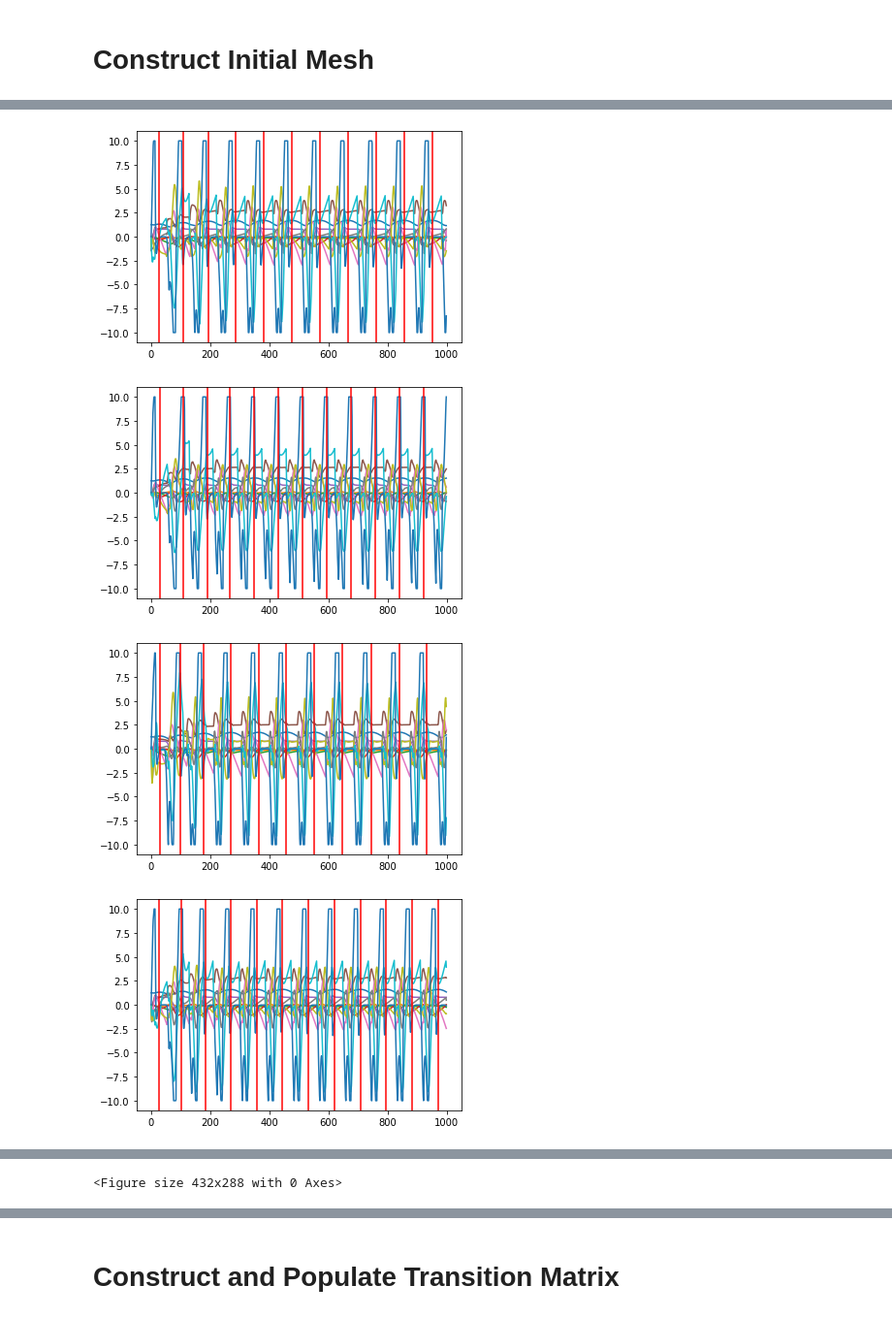
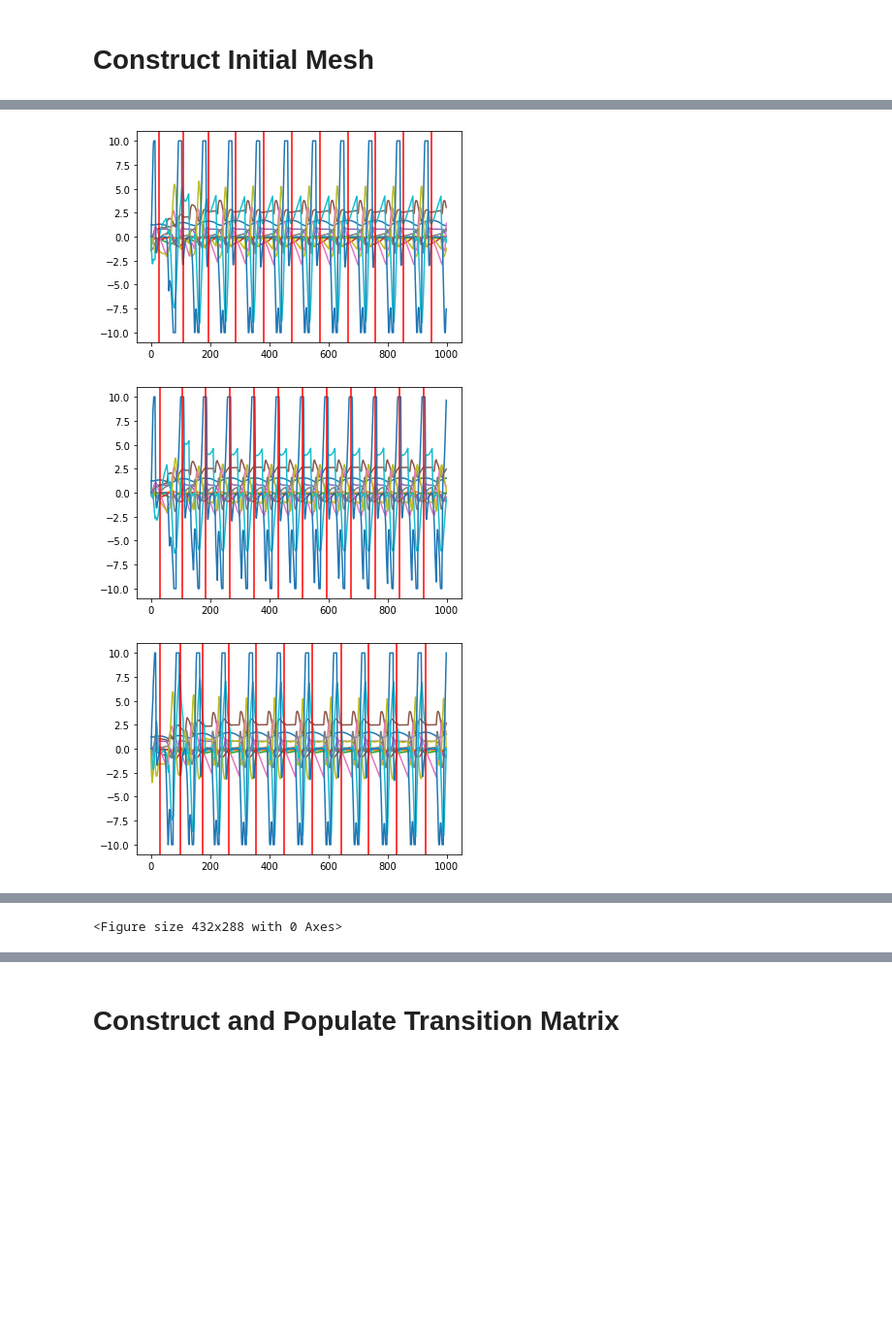
Before and after one commit to sgillen/fractal_rl_scratch, a Jupyter notebook: src/poincare_mesh_control.ipynb, the cells around one changed output, grey strips where cells are left out. Shown at 97% size. Drawn from its saved outputs; the diff is of its cells as text; code cells hidden in the pictures; blank space fills up the shorter version.

```diff
--- a/src/poincare_mesh_control.ipynb
+++ b/src/poincare_mesh_control.ipynb
@@ -165,7 +163,7 @@ class MeshBox:
         self.trans_list = trans_list
 
 seed = 0; delta = .05;
-pols = policy_dict[post_names[1]]
+pols = policy_dict[post_names[1]][:3]
 
 mesh = BoxMesh(delta); mdim_l = []
 
@@ -223,4 +207,3 @@ tensor(False)
-[figure, old version]
+[figure, new version]
-[figure, old version]
+[figure, new version]
-[figure, old version]
+[figure, new version]
-[figure, removed]
```
Also changed, not shown: parts of 3 cells of this notebook, 6 other files.
